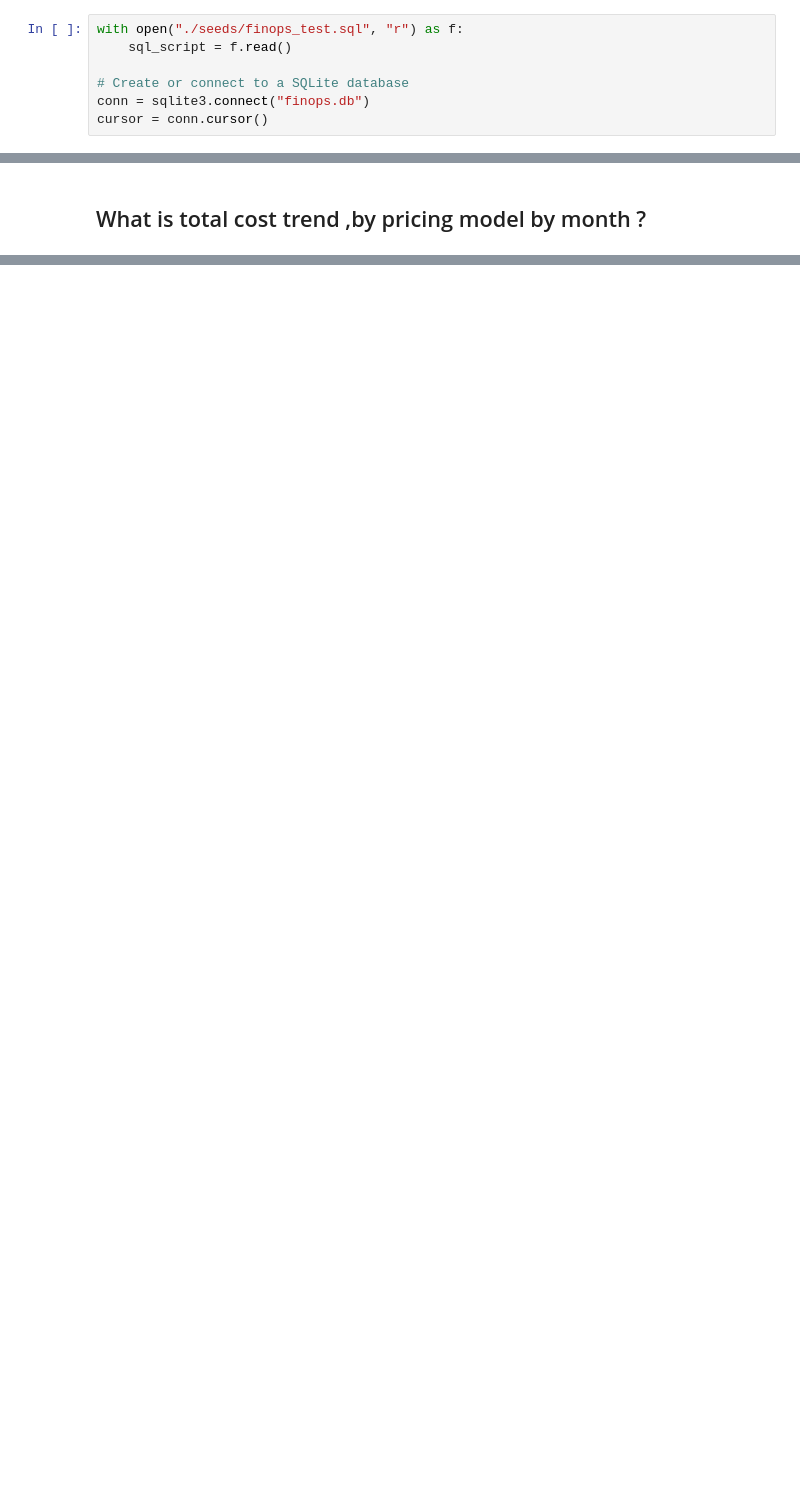
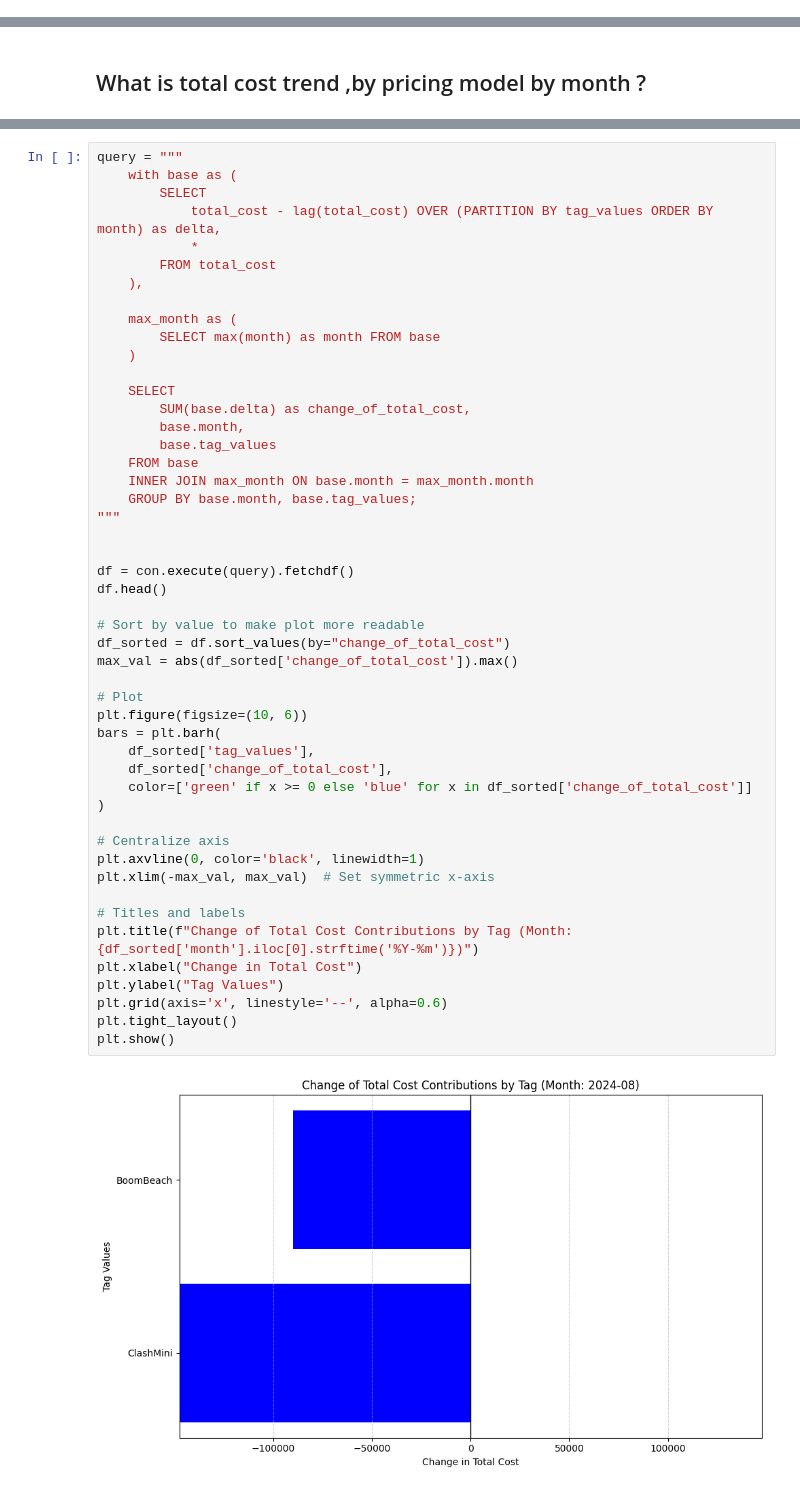
Before and after one commit to daacs-ai/supercell_cloudops, a Jupyter notebook: supercell.ipynb, the cells around one changed output, grey strips where cells are left out. Cells and saved outputs as stored; diff of their text form; blank space fills up the shorter version.

```diff
--- a/supercell.ipynb
+++ b/supercell.ipynb
@@ -3,10 +3,3 @@ import sqlite3
 import pandas as pd
 import duckdb
 import matplotlib.pyplot as plt
-# %%
-with open("./seeds/finops_test.sql", "r") as f:
-    sql_script = f.read()
-
-# Create or connect to a SQLite database
-conn = sqlite3.connect("finops.db")
-cursor = conn.cursor()
@@ -212,0 +183,51 @@ plt.show()
+# %%
+query = """
+    with base as (
+        SELECT
+            total_cost - lag(total_cost) OVER (PARTITION BY tag_values ORDER BY month) as delta,
+            *
+        FROM total_cost
+    ),
+
+    max_month as (
+        SELECT max(month) as month FROM base
+    )
+
+    SELECT
+        SUM(base.delta) as change_of_total_cost,
+        base.month,
+        base.tag_values
+    FROM base
+    INNER JOIN max_month ON base.month = max_month.month
+    GROUP BY base.month, base.tag_values;
+"""
+
+
+df = con.execute(query).fetchdf()
+df.head()
+
+# Sort by value to make plot more readable
+df_sorted = df.sort_values(by="change_of_total_cost")
+max_val = abs(df_sorted['change_of_total_cost']).max()
+
+# Plot
+plt.figure(figsize=(10, 6))
+bars = plt.barh(
+    df_sorted['tag_values'],
+    df_sorted['change_of_total_cost'],
+    color=['green' if x >= 0 else 'blue' for x in df_sorted['change_of_total_cost']]
+)
+
+# Centralize axis
+plt.axvline(0, color='black', linewidth=1)
+plt.xlim(-max_val, max_val)  # Set symmetric x-axis
+
+# Titles and labels
+plt.title(f"Change of Total Cost Contributions by Tag (Month: {df_sorted['month'].iloc[0].strftime('%Y-%m')})")
+plt.xlabel("Change in Total Cost")
+plt.ylabel("Tag Values")
+plt.grid(axis='x', linestyle='--', alpha=0.6)
+plt.tight_layout()
+plt.show()
+# %% [output]
+[figure, added]
```
Also changed, not shown: parts of 11 cells of this notebook, 29 other files.
